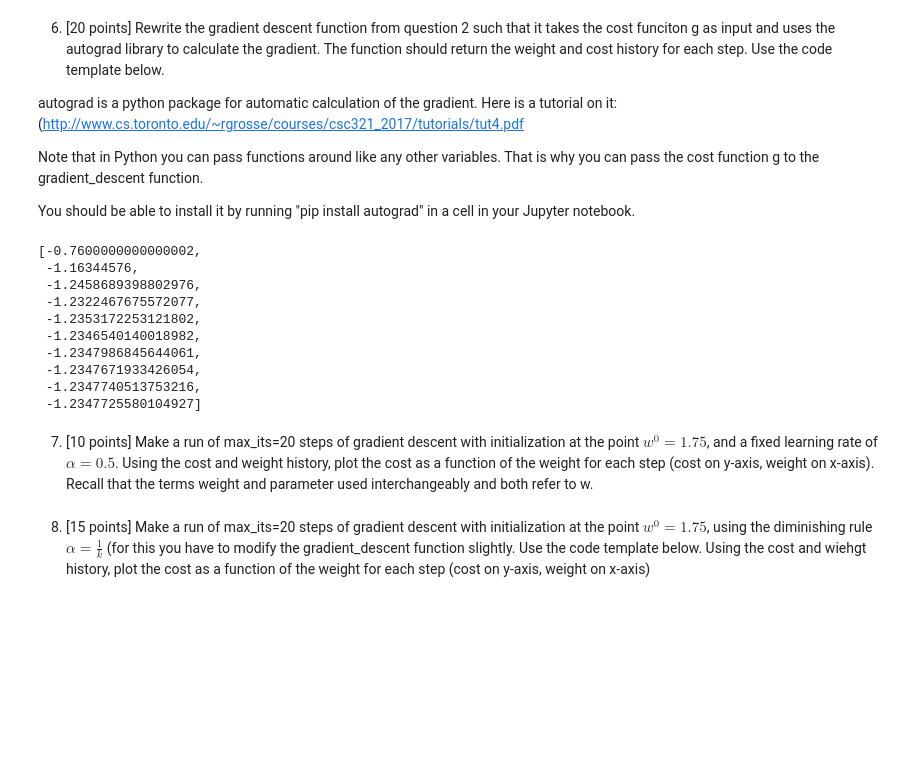
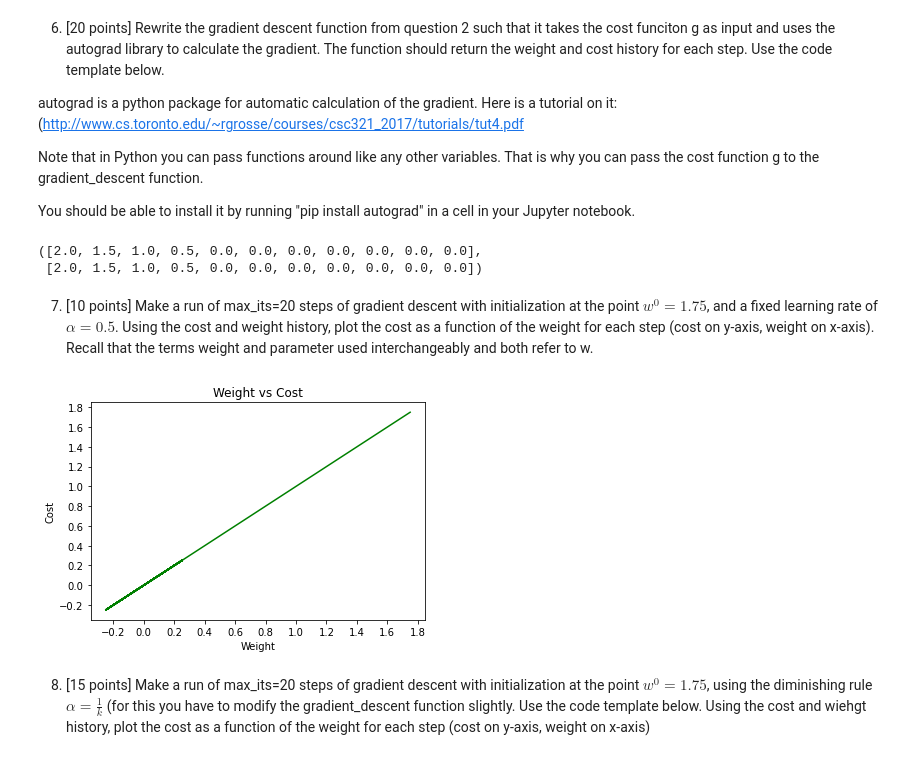
Before and after one commit to lostflux/machine-learning, a Jupyter notebook: HW1/HW1_cosc74.ipynb, the cells around one changed output. Drawn from its saved outputs; the diff is of its cells as text; code cells hidden in the pictures; blank space fills up the shorter version.

```diff
--- a/HW1/HW1_cosc74.ipynb
+++ b/HW1/HW1_cosc74.ipynb
@@ -114,6 +115,7 @@ Note that in Python you can pass functions around like any other variables. That
 You should be able to install it by running "pip install autograd" in a cell in your Jupyter notebook.
 # %%
 from autograd import grad
+import autograd.numpy as np
 
 #gradient descent function
 #inputs: g (cost function), alpha (learning rate parameter), max_its (maximum number of iterations), w (initialization)
@@ -123,9 +125,9 @@ def gradient_descent(g, alpha, max_its, w0):
     gradient = grad(g)
 
     # 1. initialize cost history
-    cost_history = []
-    weight_history = []
     w = w0
+    weight_history = [w]
+    cost_history = [g(w)]
 
     # 2. for each iteration step...
     for _ in range(max_its):
@@ -134,24 +136,16 @@ def gradient_descent(g, alpha, max_its, w0):
         w -= alpha * gradient(w)
 
         # 3. record the current value.
-        cost_history.append(w)
-        weight_history.append(g(w))
+        cost_history.append(g(w))
+        weight_history.append(w)
 
-    return cost_history, weight_history
+    return weight_history, cost_history
 
-def g(w) : return 1/50 * (w**4 + w**2 + 10 * w - 50)
+def g(w: int) : return np.abs(w)
 
-gradient_descent(g, 3, 10, 2.0)
+gradient_descent(g, 0.5, 10, 2.0)
 # %% [output]
-[-0.7600000000000002,
- -1.16344576,
- -1.2458689398802976,
- -1.2322467675572077,
- -1.2353172253121802,
- -1.2346540140018982,
- -1.2347986845644061,
- -1.2347671933426054,
- -1.2347740513753216,
- -1.2347725580104927]
+([2.0, 1.5, 1.0, 0.5, 0.0, 0.0, 0.0, 0.0, 0.0, 0.0, 0.0],
+ [2.0, 1.5, 1.0, 0.5, 0.0, 0.0, 0.0, 0.0, 0.0, 0.0, 0.0])
 # %% [markdown]
 7) [10 points] Make a run of max_its=20 steps of gradient descent with initialization at the point $w^0 = 1.75$, and a fixed learning rate of $\alpha = 0.5$. Using the cost and weight history, plot the cost as a function of the weight for each step (cost on y-axis, weight on x-axis). Recall that the terms weight and parameter used interchangeably and both refer to w.
@@ -174,3 +152,20 @@ plt.show()
+# %%
+import matplotlib.pyplot as plt
+%matplotlib inline
+
+max_steps = 20
+weight_history, cost_history = gradient_descent(g, 0.5, max_steps, 1.75)
+
+plt.plot(weight_history, weight_history, color="green", label='cost VS weight')
+
+plt.title("Weight vs Cost")
+plt.xlabel("Weight")
+plt.ylabel("Cost")
+plt.locator_params(nbins = max_steps)
+
+plt.show()
+# %% [output]
+[figure, added]
 # %% [markdown]
 8) [15 points] Make a run of max_its=20 steps of gradient descent with initialization at the point $w^0 = 1.75$, using the diminishing rule $\alpha = \frac{1}{k}$ (for this you have to modify the gradient_descent function slightly. Use the code template below. Using the cost and wiehgt history, plot the cost as a function of the weight for each step (cost on y-axis, weight on x-axis)
 # %%
```
Also changed, not shown: parts of 11 cells of this notebook, 2 other files.
